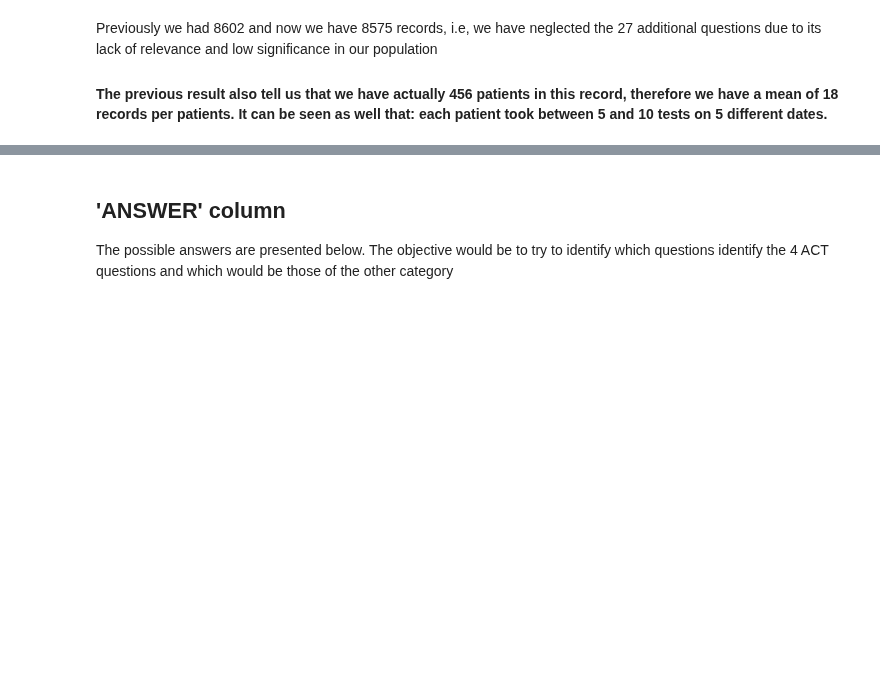
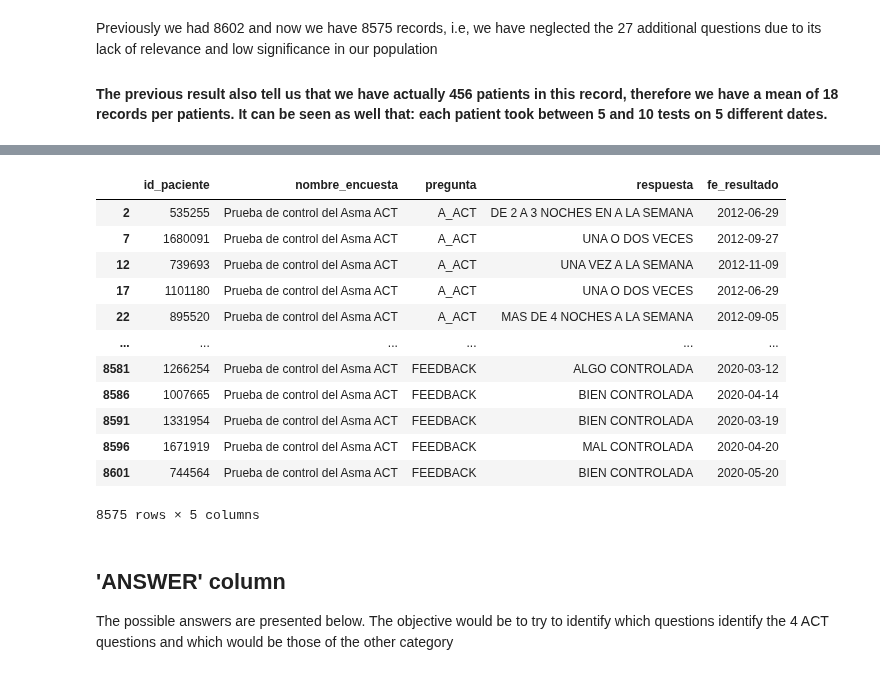
Before and after one commit to DS4A-T22/exploratory_data_analysis, a Jupyter notebook: EDA - Act_disaggregated.ipynb, the cells around one changed output, grey strips where cells are left out. Saved outputs shown, nothing was run; the diff lists cells and outputs as text; code cells hidden in the pictures; blank space fills up the shorter version.

```diff
--- a/EDA - Act_disaggregated.ipynb
+++ b/EDA - Act_disaggregated.ipynb
@@ -196,3 +323,20 @@ NameError: name 'result' is not defined
+# %%
+
+result
+# %% [output]
+|  | id_paciente | nombre_encuesta | pregunta | respuesta | fe_resultado |
+| 2 | 535255 | Prueba de control del Asma ACT | A_ACT | DE 2 A 3 NOCHES EN A LA SEMANA | 2012-06-29 |
+| 7 | 1680091 | Prueba de control del Asma ACT | A_ACT | UNA O DOS VECES | 2012-09-27 |
+| 12 | 739693 | Prueba de control del Asma ACT | A_ACT | UNA VEZ A LA SEMANA | 2012-11-09 |
+| 17 | 1101180 | Prueba de control del Asma ACT | A_ACT | UNA O DOS VECES | 2012-06-29 |
+| 22 | 895520 | Prueba de control del Asma ACT | A_ACT | MAS DE 4 NOCHES A LA SEMANA | 2012-09-05 |
+| ... | ... | ... | ... | ... | ... |
+| 8581 | 1266254 | Prueba de control del Asma ACT | FEEDBACK | ALGO CONTROLADA | 2020-03-12 |
+| 8586 | 1007665 | Prueba de control del Asma ACT | FEEDBACK | BIEN CONTROLADA | 2020-04-14 |
+| 8591 | 1331954 | Prueba de control del Asma ACT | FEEDBACK | BIEN CONTROLADA | 2020-03-19 |
+| 8596 | 1671919 | Prueba de control del Asma ACT | FEEDBACK | MAL CONTROLADA | 2020-04-20 |
+| 8601 | 744564 | Prueba de control del Asma ACT | FEEDBACK | BIEN CONTROLADA | 2020-05-20 |
+8575 rows × 5 columns
 # %% [markdown]
 ## 'ANSWER' column
 The possible answers are presented below. The objective would be to try to identify which questions identify the 4 ACT questions and which would be those of the other category
```
Also changed, not shown: parts of 32 cells of this notebook, 3 other files.
